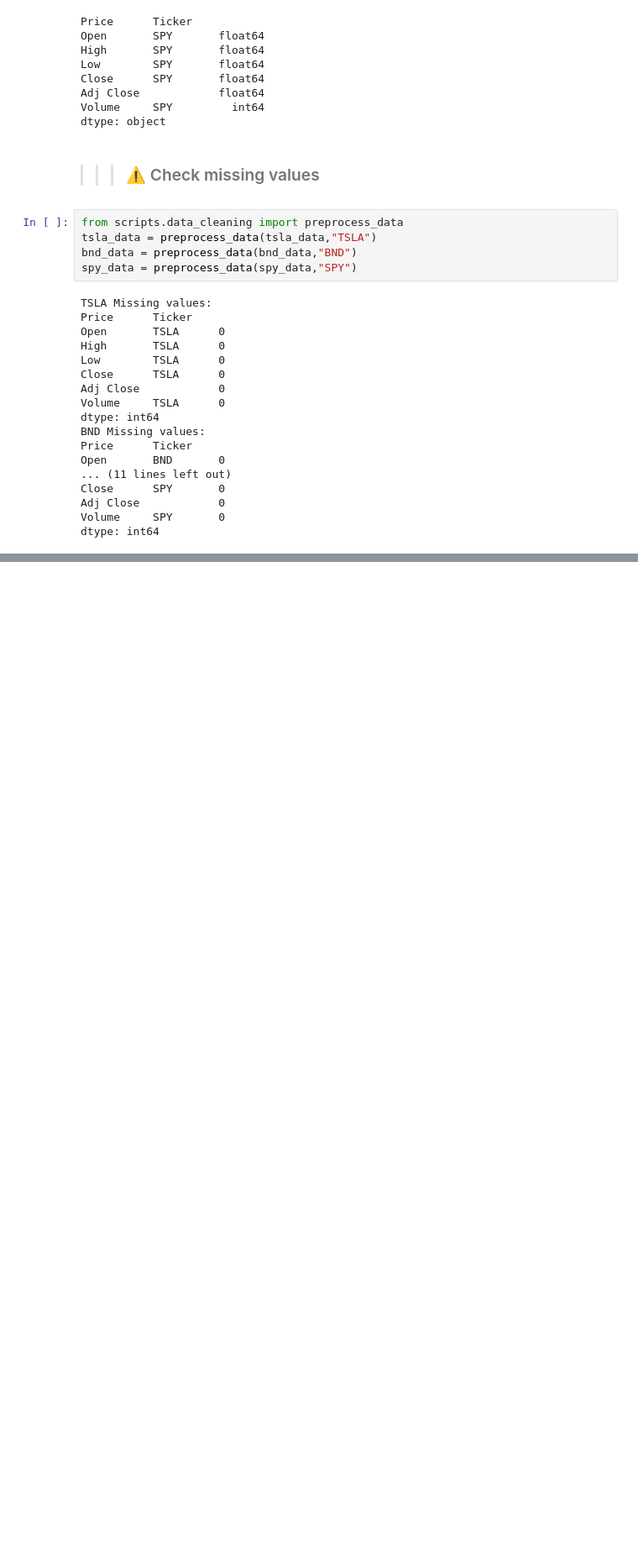
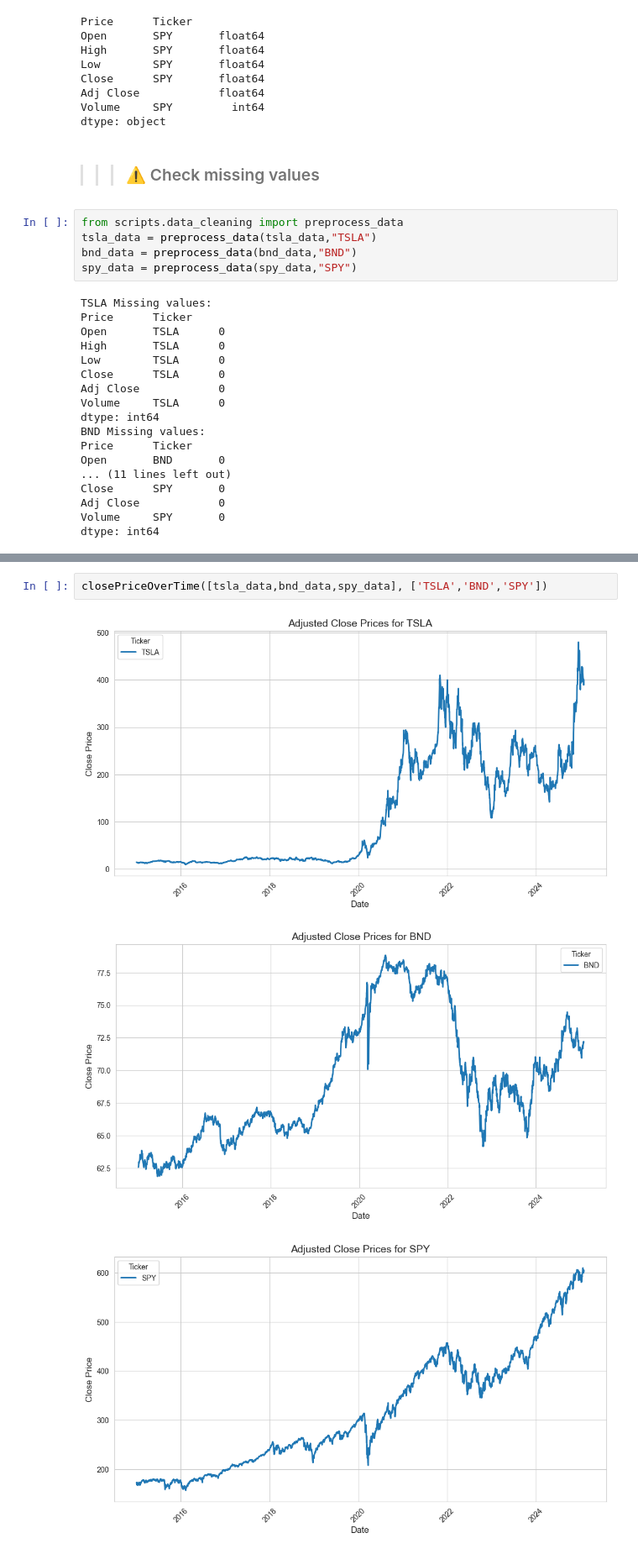
Before and after one commit to hanaDemma/Time-Series-Forecasting-for-Portfolio-Management-Optimization, a Jupyter notebook: notebooks/portfolioManagement.ipynb, the cells around one changed output, grey strips where cells are left out. Shown: that part at 84% size. Saved outputs shown, nothing was run; the diff lists cells and outputs as text; blank space fills up the shorter version.

Commit message:
Close Price Over Time

```diff
--- a/notebooks/portfolioManagement.ipynb
+++ b/notebooks/portfolioManagement.ipynb
@@ -271,0 +278,6 @@ dtype: int64
+# %%
+closePriceOverTime([tsla_data,bnd_data,spy_data], ['TSLA','BND','SPY'])
+# %% [output]
+[figure, added]
+[figure, added]
+[figure, added]
```
Also changed, not shown: parts of 7 cells of this notebook, 2 other files.
